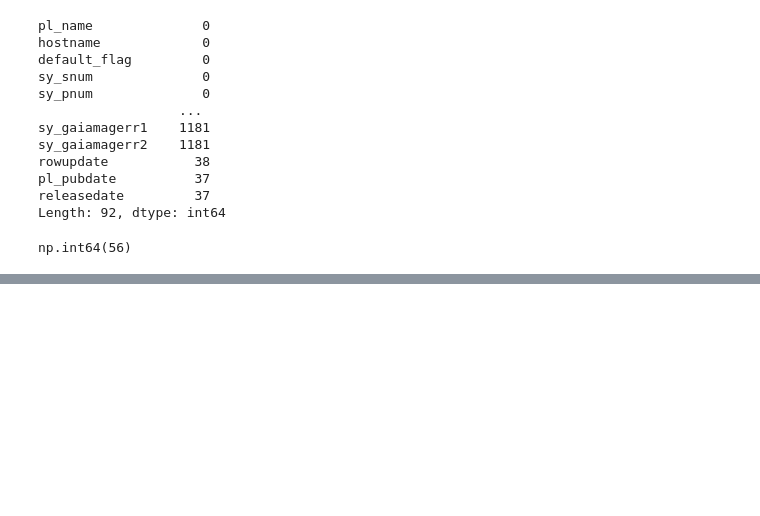
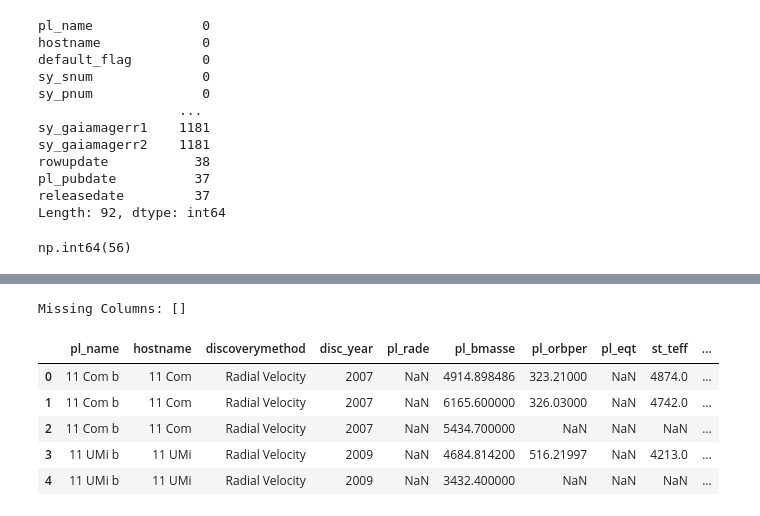
Before and after one commit to trupthi23/Exoplanet-Intelligence-Platform, a Jupyter notebook: notebooks/01_Data_Collection.ipynb, the cells around one changed output, grey strips where cells are left out. Cells and saved outputs as stored; diff of their text form; code cells hidden in the pictures; blank space fills up the shorter version.

```diff
--- a/notebooks/01_Data_Collection.ipynb
+++ b/notebooks/01_Data_Collection.ipynb
@@ -95,0 +121,32 @@ np.int64(56)
+# %%
+important_columns = [
+    "pl_name",
+    "hostname",
+    "discoverymethod",
+    "disc_year",
+    "pl_rade",
+    "pl_bmasse",
+    "pl_orbper",
+    "pl_eqt",
+    "st_teff",
+    "st_rad",
+    "st_mass",
+    "sy_dist",
+    "ra",
+    "dec"
+]
+
+missing = [col for col in important_columns if col not in df.columns]
+
+print("Missing Columns:", missing)
+# %% [output]
+Missing Columns: []
+# %%
+df[important_columns].head()
+# %% [output]
+|  | pl_name | hostname | discoverymethod | disc_year | pl_rade | pl_bmasse | pl_orbper | pl_eqt | st_teff | ... |
+| 0 | 11 Com b | 11 Com | Radial Velocity | 2007 | NaN | 4914.898486 | 323.21000 | NaN | 4874.0 | ... |
+| 1 | 11 Com b | 11 Com | Radial Velocity | 2007 | NaN | 6165.600000 | 326.03000 | NaN | 4742.0 | ... |
+| 2 | 11 Com b | 11 Com | Radial Velocity | 2007 | NaN | 5434.700000 | NaN | NaN | NaN | ... |
+| 3 | 11 UMi b | 11 UMi | Radial Velocity | 2009 | NaN | 4684.814200 | 516.21997 | NaN | 4213.0 | ... |
+| 4 | 11 UMi b | 11 UMi | Radial Velocity | 2009 | NaN | 3432.400000 | NaN | NaN | NaN | ... |
```
Also changed, not shown: parts of 3 cells of this notebook, 1 other file.
